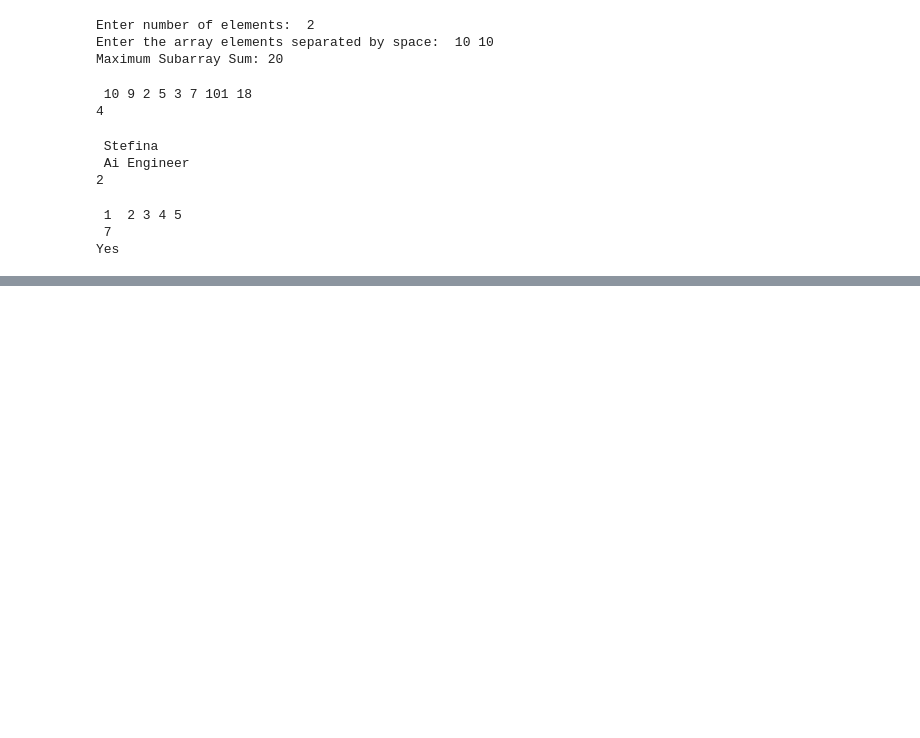
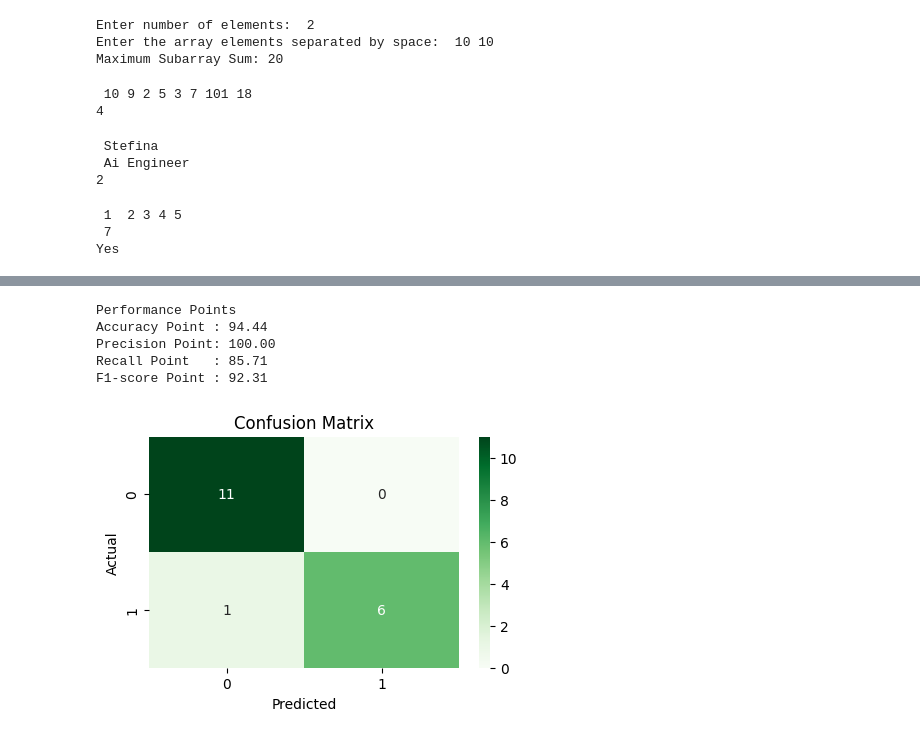
Before and after one commit to Stefina-11/pynotes, a Jupyter notebook: notebooks/basics/test_1.ipynb, the cells around one changed output, grey strips where cells are left out. Saved outputs shown, nothing was run; the diff lists cells and outputs as text; code cells hidden in the pictures; blank space fills up the shorter version.

Commit message:
lung cancer

```diff
--- a/notebooks/basics/test_1.ipynb
+++ b/notebooks/basics/test_1.ipynb
@@ -102,0 +365,40 @@ Yes
+# %%
+import pandas as pd
+from sklearn.model_selection import train_test_split
+from sklearn.ensemble import RandomForestClassifier
+from sklearn.metrics import accuracy_score, classification_report
+import seaborn as sns
+import matplotlib.pyplot as plt
+df = pd.read_csv("lung_cancer.csv")
+df.columns = df.columns.str.strip().str.upper().str.replace(" ", "_")
+df.replace({'YES': 1, 'NO': 0, 'M': 1, 'F': 0}, inplace=True)
+df.dropna(inplace=True)
+X = df.drop(["RESULT", "NAME", "SURNAME"], axis=1)
+y = df["RESULT"]
+X_train, X_test, y_train, y_test = train_test_split(X, y, test_size=0.3, random_state=42)
+model = RandomForestClassifier(n_estimators=100, random_state=42)
+model.fit(X_train, y_train)
+y_pred = model.predict(X_test)
+report = classification_report(y_test, y_pred, output_dict=True)
+acc = accuracy_score(y_test, y_pred)
+prec = report['1']['precision']
+rec = report['1']['recall']
+f1 = report['1']['f1-score']
+print("Performance Points ")
+print(f"Accuracy Point : {acc*100:.2f}")
+print(f"Precision Point: {prec*100:.2f}")
+print(f"Recall Point   : {rec*100:.2f}")
+print(f"F1-score Point : {f1*100:.2f}")
+plt.figure(figsize=(5, 3))
+sns.heatmap(pd.crosstab(y_test, y_pred), annot=True, fmt="d", cmap="Greens")
+plt.xlabel("Predicted")
+plt.ylabel("Actual")
+plt.title("Confusion Matrix")
+plt.show()
+# %% [output]
+Performance Points
+Accuracy Point : 94.44
+Precision Point: 100.00
+Recall Point   : 85.71
+F1-score Point : 92.31
+[figure, added]
```
Also changed, not shown: parts of 17 cells of this notebook, 15 other files.
